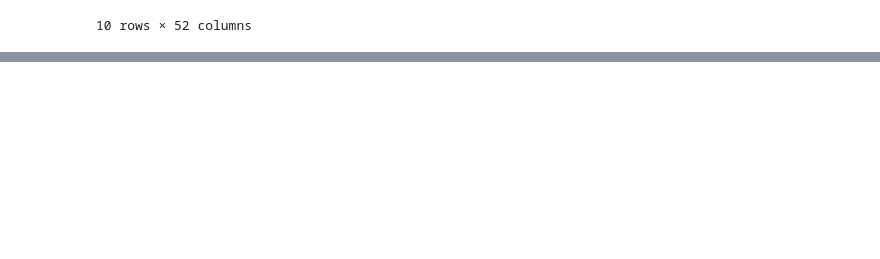
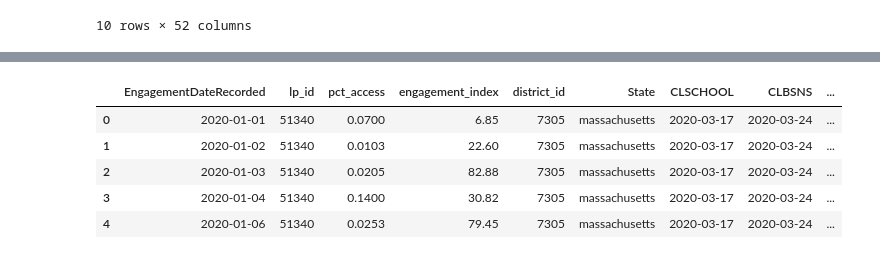
Before and after one commit to AditJainn/Math1130Project, a Jupyter notebook: AditProjectCode.ipynb, the cells around one changed output, grey strips where cells are left out. Drawn from its saved outputs; the diff is of its cells as text; code cells hidden in the pictures; blank space fills up the shorter version.

```diff
--- a/AditProjectCode.ipynb
+++ b/AditProjectCode.ipynb
@@ -177,0 +243,8 @@ policyDataFrame.head(10)
+# %%
+policiesOfInterestDF = (policyDataFrame[["STATE","CLSCHOOL","CLBSNS","END_BSNS","FM_ALL"]][4:]).copy()
+# %%
+policiesOfInterestDF['STATE'] = policiesOfInterestDF['STATE'].apply(str.lower)
+for label in ["CLSCHOOL","CLBSNS","END_BSNS","FM_ALL"]:
+    policiesOfInterestDF[label] = policiesOfInterestDF[label].apply(
+        lambda x: (datetime.datetime.strptime(str(x), "%d/%m/%Y").date())
+                if x != "0" else np.nan)
@@ -177,0 +269,24 @@ policyDataFrame.head(10)
+# %%
+temp = pd.merge(engagement_data, policiesOfInterestDF, left_on='State', right_on='STATE')
+finaldf = pd.merge(temp, productOfInterest, left_on='lp_id', right_on='LP ID')
+# %%
+finaldf= finaldf.drop(["index","STATE","LP ID"], axis=1)
+finaldf.rename(columns = {'time':'EngagementDateRecorded'}, inplace = True)
+# %%
+# Convert to date-time
+finaldf["EngagementDateRecorded"] = finaldf["EngagementDateRecorded"].apply(
+        lambda x: (datetime.datetime.strptime(str(x), "%Y-%m-%d").date())
+)
+ # certain rows have percentages over 1, i belive this is because certain ' lp_id''s reported percentages as a full number
+#  for example 99% instead of 0.99 so we will convert it into a common base
+finaldf["pct_access"] = finaldf["pct_access"].apply( lambda x: x/100 if x >1 else x)
+finaldf.head()
+# del engagement_data
+# del temp
+# %% [output]
+|  | EngagementDateRecorded | lp_id | pct_access | engagement_index | district_id | State | CLSCHOOL | CLBSNS | ... |
+| 0 | 2020-01-01 | 51340 | 0.0700 | 6.85 | 7305 | massachusetts | 2020-03-17 | 2020-03-24 | ... |
+| 1 | 2020-01-02 | 51340 | 0.0103 | 22.60 | 7305 | massachusetts | 2020-03-17 | 2020-03-24 | ... |
+| 2 | 2020-01-03 | 51340 | 0.0205 | 82.88 | 7305 | massachusetts | 2020-03-17 | 2020-03-24 | ... |
+| 3 | 2020-01-04 | 51340 | 0.1400 | 30.82 | 7305 | massachusetts | 2020-03-17 | 2020-03-24 | ... |
+| 4 | 2020-01-06 | 51340 | 0.0253 | 79.45 | 7305 | massachusetts | 2020-03-17 | 2020-03-24 | ... |
```
Also changed, not shown: parts of 66 cells of this notebook.
